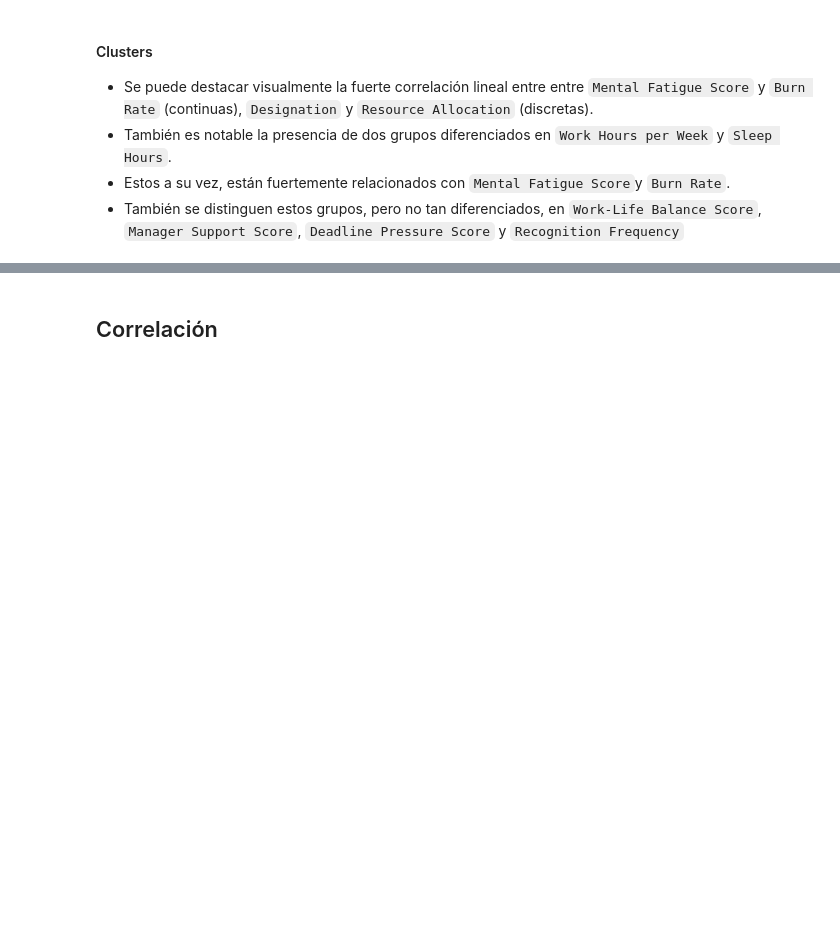
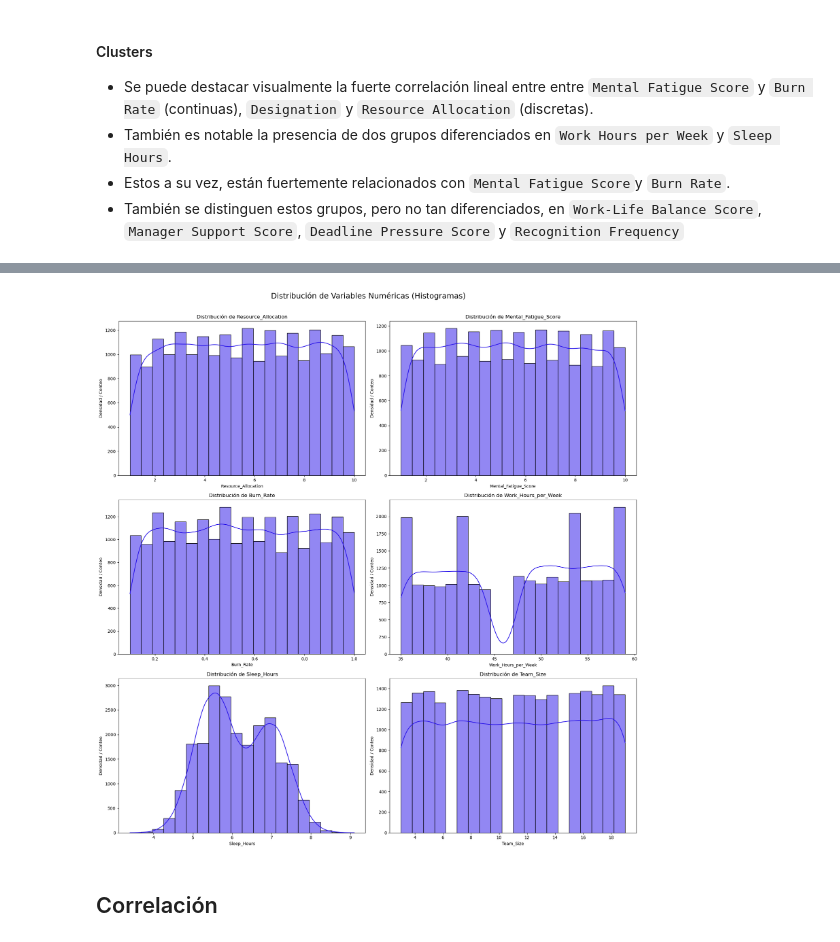
Before and after one commit to ferkrodriguez98/mlops2_ceia, a Jupyter notebook: EDA.ipynb, the cells around one changed output, grey strips where cells are left out. Saved outputs shown, nothing was run; the diff lists cells and outputs as text; code cells hidden in the pictures; blank space fills up the shorter version.

```diff
--- a/EDA.ipynb
+++ b/EDA.ipynb
@@ -168,3 +308,33 @@ sns.pairplot(df[numerical_cols])
+# %%
+# GRÁFICOS DE VARIABLES NUMÉRICAS
+
+n_num = len(numerical_cols)
+# 3 filas x 2 columnas para 6 features + 1 (Team_Size) -> 4x2
+fig_num, axes_num = plt.subplots(3, 2, figsize=(18, 18))
+fig_num.suptitle('Distribución de Variables Numéricas (Histogramas)', fontsize=18, y=1.02)
+
+for i, col in enumerate(numerical_cols):
+    row = i // 2
+    col_idx = i % 2
+    ax = axes_num[row, col_idx]
+
+    # Usamos histplot para variables numéricas (incluye manejo de NAs)
+    # Bins automáticos y kde para estimación de densidad
+    sns.histplot(df, x=col, kde=True, ax=ax, color="#2610e8", bins=20, edgecolor='black')
+
+    # Añadir título
+    ax.set_title(f'Distribución de {col}', fontsize=12)
+    ax.set_xlabel(col)
+    ax.set_ylabel('Densidad / Conteo')
+
+# Eliminar el subplot vacío (si hay un número impar de features, 7 en este caso)
+if n_num % 2 != 0:
+    fig_num.delaxes(axes_num.flatten()[n_num])
+
+plt.tight_layout(rect=[0, 0, 1, 1.01])
+plt.show()
+# %% [output]
+[figure, added]
 # %% [markdown]
 ## Correlación
 # %%
```
Also changed, not shown: parts of 15 cells of this notebook.
